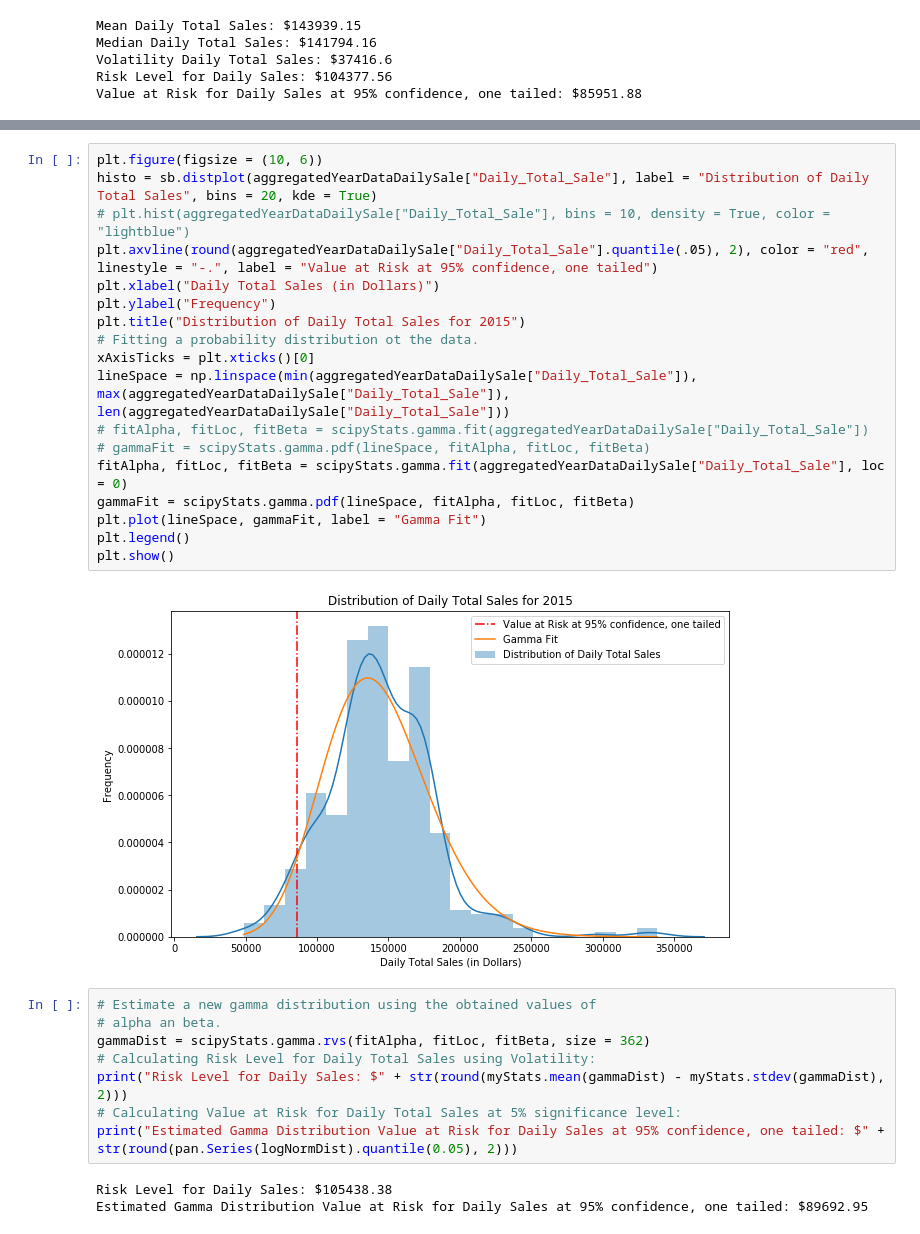
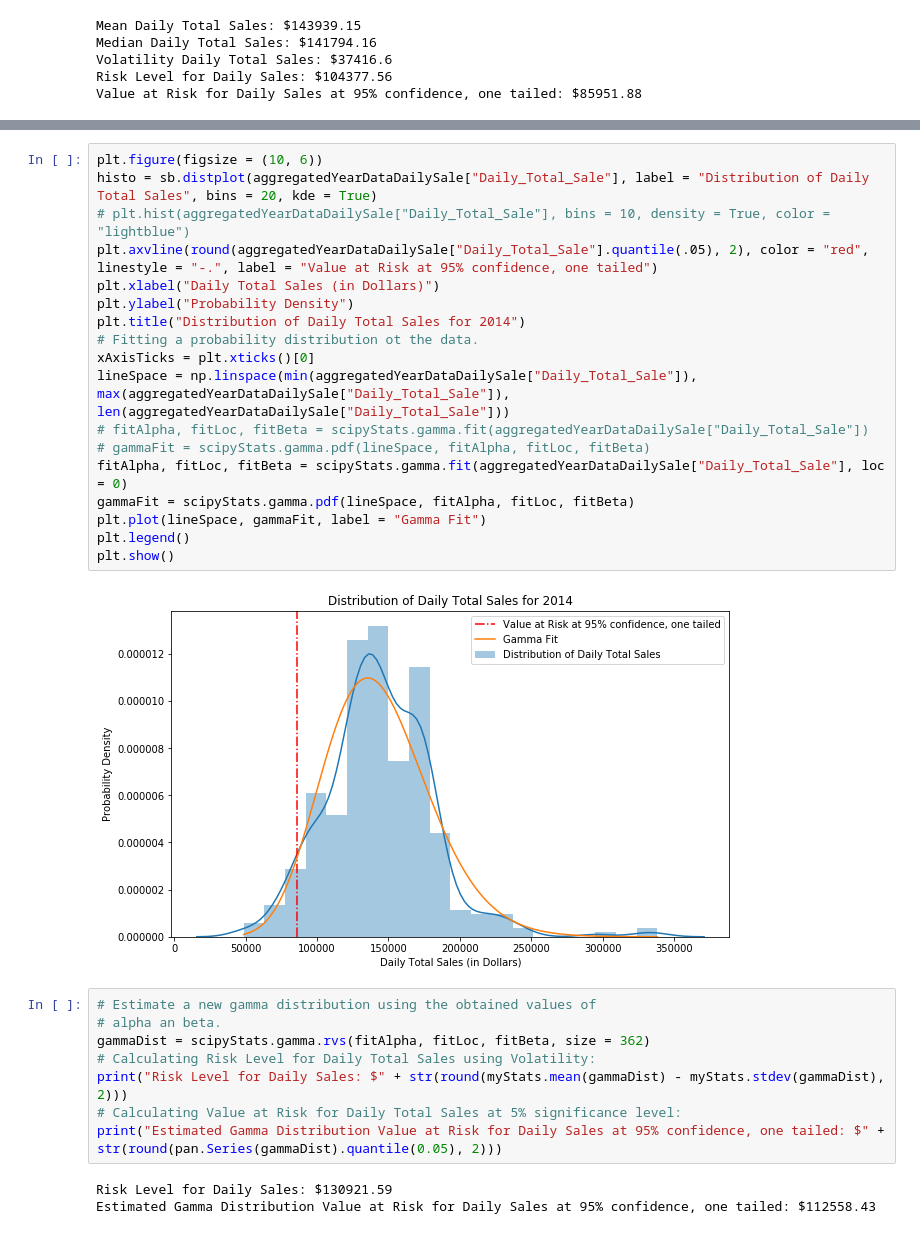
Before and after one commit to KevinSequeira/INFS-5096-Risk-Analysis, a Jupyter notebook: Exercise 2.ipynb, the cells around one changed output, grey strips where cells are left out. Cells and saved outputs as stored; diff of their text form.

```diff
--- a/Exercise 2.ipynb
+++ b/Exercise 2.ipynb
@@ -84,23 +86,23 @@ plt.show()
 # %%
 plt.figure(figsize = (10, 6))
 histo = sb.distplot(aggregatedYearDataDailySale["Daily_Total_Sale"], label = "Distribution of Daily Total Sales", bins = 20, kde = True)
 # plt.hist(aggregatedYearDataDailySale["Daily_Total_Sale"], bins = 10, density = True, color = "lightblue")
 plt.axvline(round(aggregatedYearDataDailySale["Daily_Total_Sale"].quantile(.05), 2), color = "red", linestyle = "-.", label = "Value at Risk at 95% confidence, one tailed")
 plt.xlabel("Daily Total Sales (in Dollars)")
-plt.ylabel("Frequency")
-plt.title("Distribution of Daily Total Sales for 2015")
+plt.ylabel("Probability Density")
+plt.title("Distribution of Daily Total Sales for 2014")
 # Fitting a probability distribution ot the data.
 xAxisTicks = plt.xticks()[0]
 lineSpace = np.linspace(min(aggregatedYearDataDailySale["Daily_Total_Sale"]), max(aggregatedYearDataDailySale["Daily_Total_Sale"]), len(aggregatedYearDataDailySale["Daily_Total_Sale"]))
 # fitAlpha, fitLoc, fitBeta = scipyStats.gamma.fit(aggregatedYearDataDailySale["Daily_Total_Sale"])
 # gammaFit = scipyStats.gamma.pdf(lineSpace, fitAlpha, fitLoc, fitBeta)
 fitAlpha, fitLoc, fitBeta = scipyStats.gamma.fit(aggregatedYearDataDailySale["Daily_Total_Sale"], loc = 0)
 gammaFit = scipyStats.gamma.pdf(lineSpace, fitAlpha, fitLoc, fitBeta)
 plt.plot(lineSpace, gammaFit, label = "Gamma Fit")
 plt.legend()
 plt.show()
 # %% [output]
-[figure, old version]
+[figure, new version]
 # %%
 # Estimate a new gamma distribution using the obtained values of
 # alpha an beta.
@@ -108,10 +110,10 @@ gammaDist = scipyStats.gamma.rvs(fitAlpha, fitLoc, fitBeta, size = 362)
 # Calculating Risk Level for Daily Total Sales using Volatility:
 print("Risk Level for Daily Sales: $" + str(round(myStats.mean(gammaDist) - myStats.stdev(gammaDist), 2)))
 # Calculating Value at Risk for Daily Total Sales at 5% significance level:
-print("Estimated Gamma Distribution Value at Risk for Daily Sales at 95% confidence, one tailed: $" + str(round(pan.Series(logNormDist).quantile(0.05), 2)))
+print("Estimated Gamma Distribution Value at Risk for Daily Sales at 95% confidence, one tailed: $" + str(round(pan.Series(gammaDist).quantile(0.05), 2)))
 # %% [output]
-Risk Level for Daily Sales: $105438.38
-Estimated Gamma Distribution Value at Risk for Daily Sales at 95% confidence, one tailed: $89692.95
+Risk Level for Daily Sales: $130921.59
+Estimated Gamma Distribution Value at Risk for Daily Sales at 95% confidence, one tailed: $112558.43
 # %%
 # Calculate the number of footfalls per day.
 footfallsPerDay = calculateDailyFootfalls(yearData)
```
Also changed, not shown: parts of 5 cells of this notebook.
